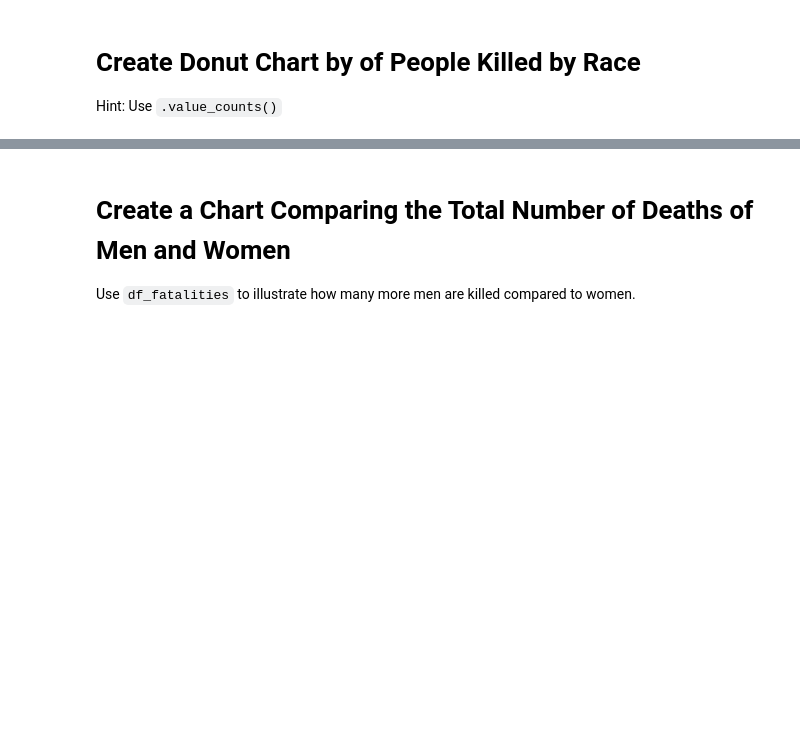
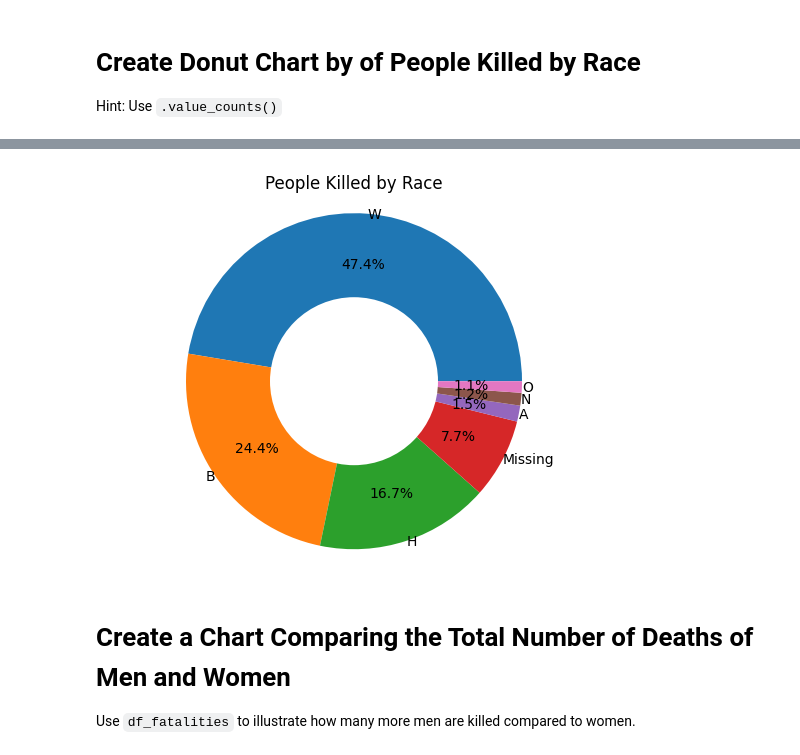
Before and after one commit to chgwyellow/Death-involving-Police-in-the-USA, a Jupyter notebook: Fatal_Force.ipynb, the cells around one changed output, grey strips where cells are left out. Cells and saved outputs as stored; diff of their text form; code cells hidden in the pictures; blank space fills up the shorter version.

Commit message:
Completed the Peopled Killed by Race.

```diff
--- a/Fatal_Force.ipynb
+++ b/Fatal_Force.ipynb
@@ -343,3 +343,6 @@ plt.show()
 # Create Donut Chart by of People Killed by Race
 
 Hint: Use `.value_counts()`
+# %%
+killed_by_race = df_fatalities.race.value_counts()
+killed_by_race
@@ -346,3 +359,22 @@ Hint: Use `.value_counts()`
+# %%
+plt.pie(
+    killed_by_race.values,
+    labels=killed_by_race.index,
+    autopct="%1.1f%%",
+    pctdistance=0.7,
+    labeldistance=1,
+    radius=2
+)
+
+center_circle = plt.Circle((0,0), radius=1, fc="white")
+fig = plt.gcf() # get current figure
+fig.gca().add_artist(center_circle)
+
+plt.axis("equal")
+plt.title("People Killed by Race")
+plt.show()
+# %% [output]
+[figure, added]
 # %% [markdown]
 # Create a Chart Comparing the Total Number of Deaths of Men and Women
 
```
Also changed, not shown: parts of 2 cells of this notebook.
